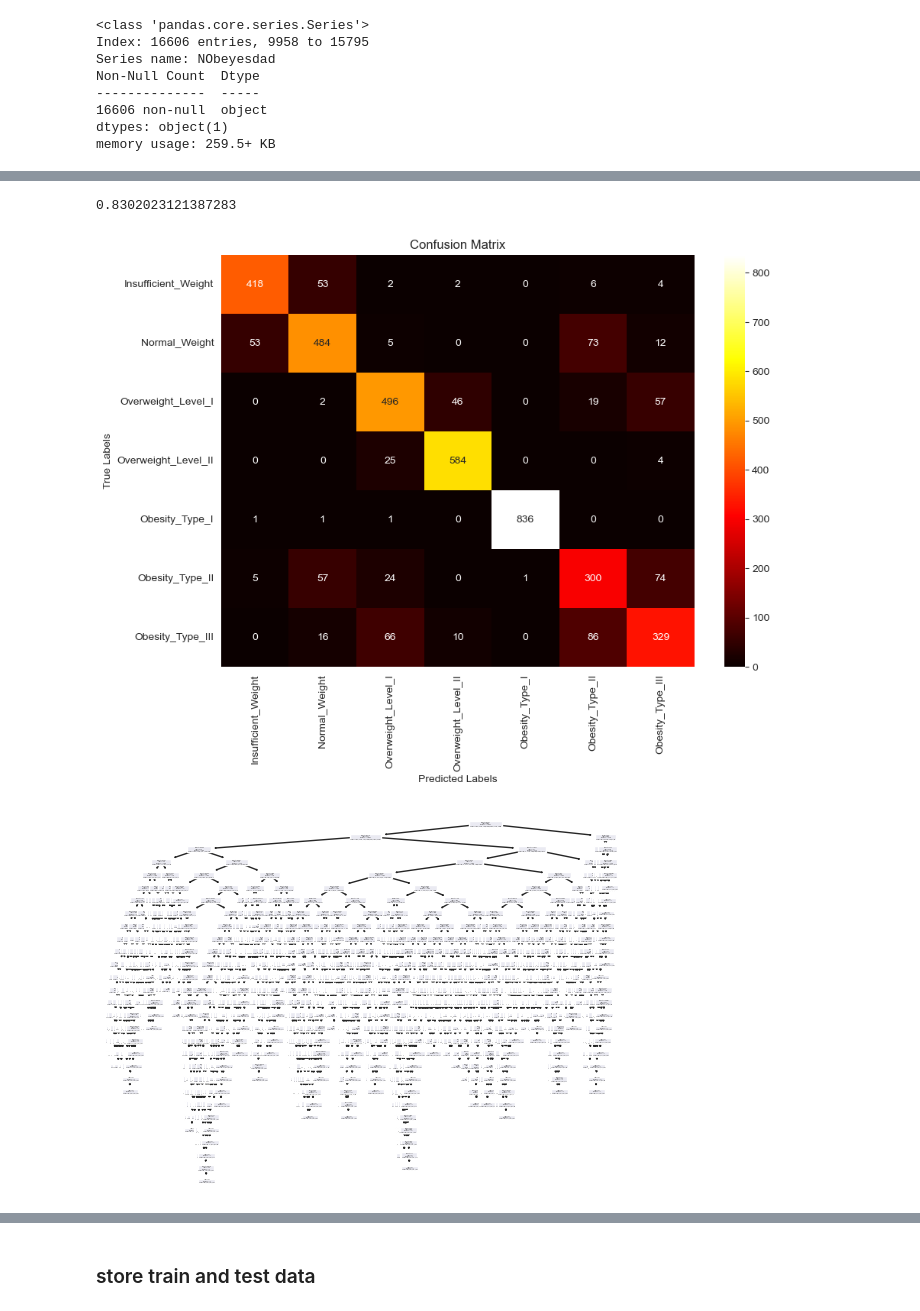
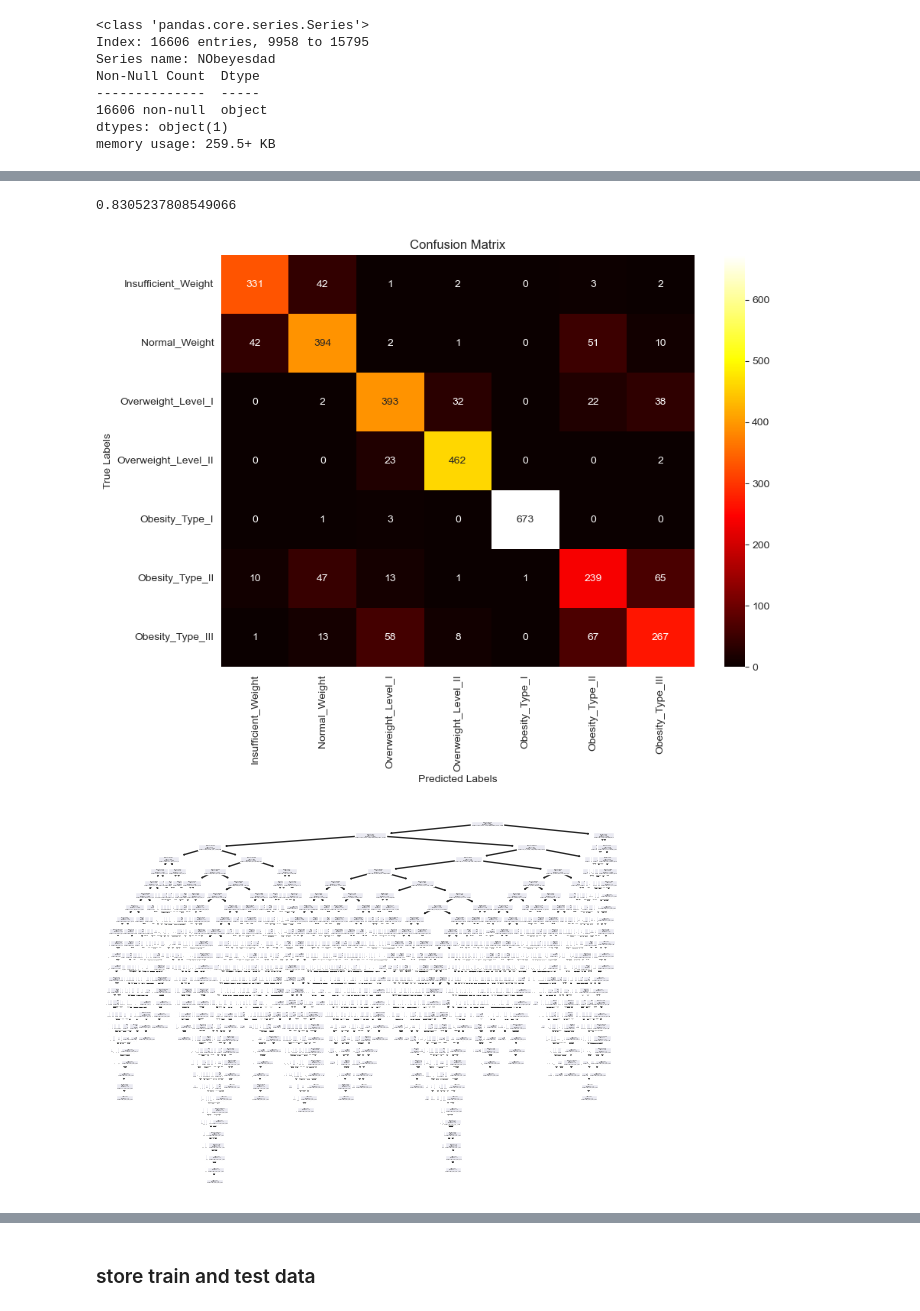
Before and after one commit to andreaslanderer/ost-data-hack, a Jupyter notebook: 2025-07-06-Datahack.ipynb, the cells around one changed output, grey strips where cells are left out. Saved outputs shown, nothing was run; the diff lists cells and outputs as text; code cells hidden in the pictures.

```diff
--- a/2025-07-06-Datahack.ipynb
+++ b/2025-07-06-Datahack.ipynb
@@ -180,43 +180,43 @@ from sklearn.metrics import confusion_matrix
 import seaborn as sns
 import matplotlib.pyplot as plt
 
-train_small_X, validate_X, train_small_y, validate_y = train_test_split(train_X_ohe, train_y, random_state=42)
+train_small_X, validate_X, train_small_y, validate_y = train_test_split(train_X_ohe, train_y, random_state=42, test_size=0.2)
 
 model = DecisionTreeClassifier()
 model.fit(train_small_X, train_small_y)
 pred_validate_y = model.predict(validate_X)
 print(model.score(validate_X, validate_y))
 
 ordered_labels = [
     'Insufficient_Weight',
     'Normal_Weight',
     'Overweight_Level_I',
     'Overweight_Level_II',
     'Obesity_Type_I',
     'Obesity_Type_II',
     'Obesity_Type_III'
 ]
 
 def print_confusion_matrix(pred_y, true_y, classes):
     conf_matrix = confusion_matrix(pred_y, true_y, labels=classes)
     plt.figure(figsize=(10,7))
     sns.heatmap(conf_matrix, annot=True, fmt="d", cmap="hot", xticklabels=ordered_labels, yticklabels=ordered_labels)
     plt.xlabel('Predicted Labels')
     plt.ylabel('True Labels')
     plt.title('Confusion Matrix')
     plt.show()
 
 print_confusion_matrix(pred_validate_y, validate_y, model.classes_)
 # %% [output]
-0.8302023121387283
+0.8305237808549066
-[figure, old version]
+[figure, new version]
 # %%
 from sklearn.tree import plot_tree
 
 plot_tree(model)
 plt.show()
 # %% [output]
-[figure, old version]
+[figure, new version]
 # %%
 from sklearn.model_selection import GridSearchCV
 from sklearn.pipeline import Pipeline
```
Also changed, not shown: parts of 12 cells of this notebook.
